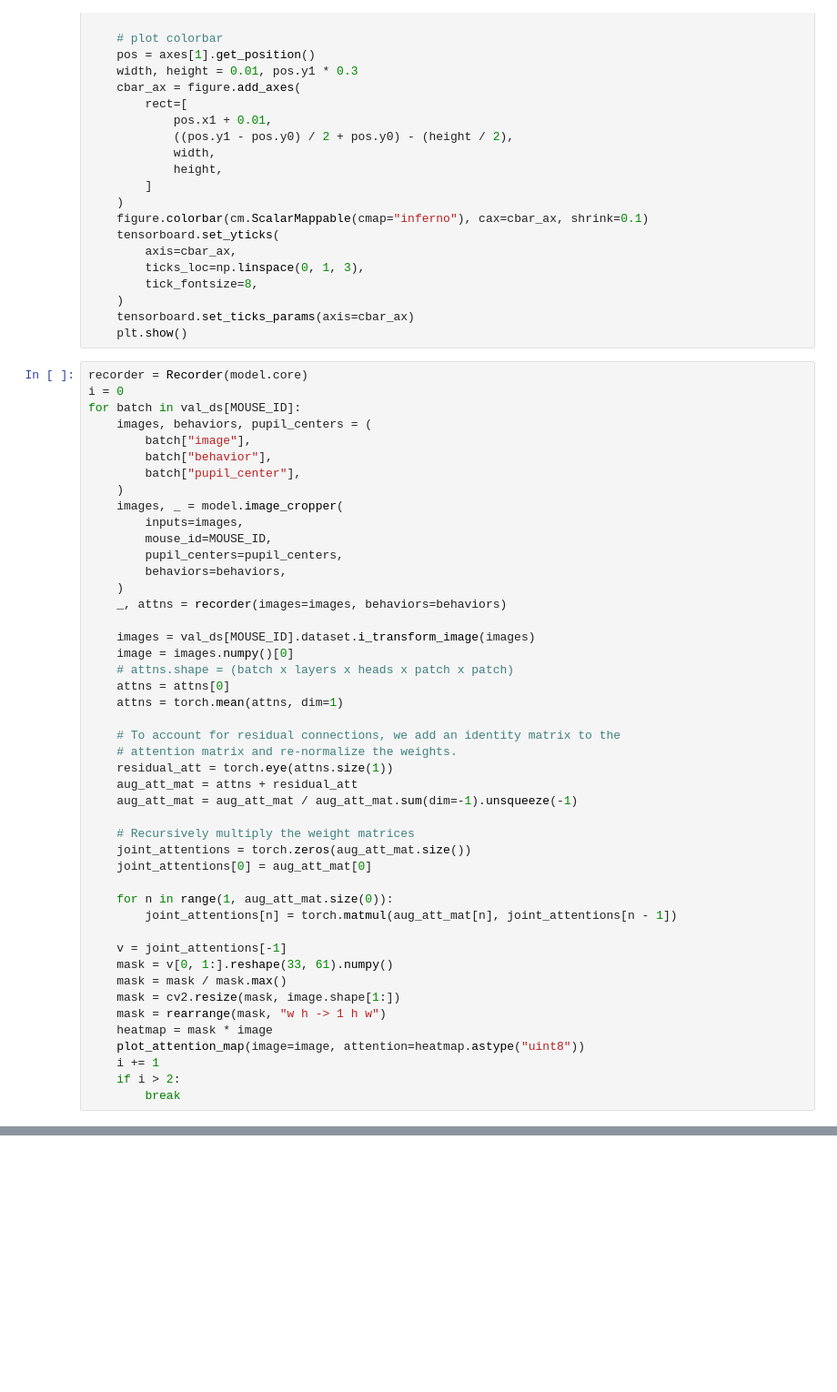
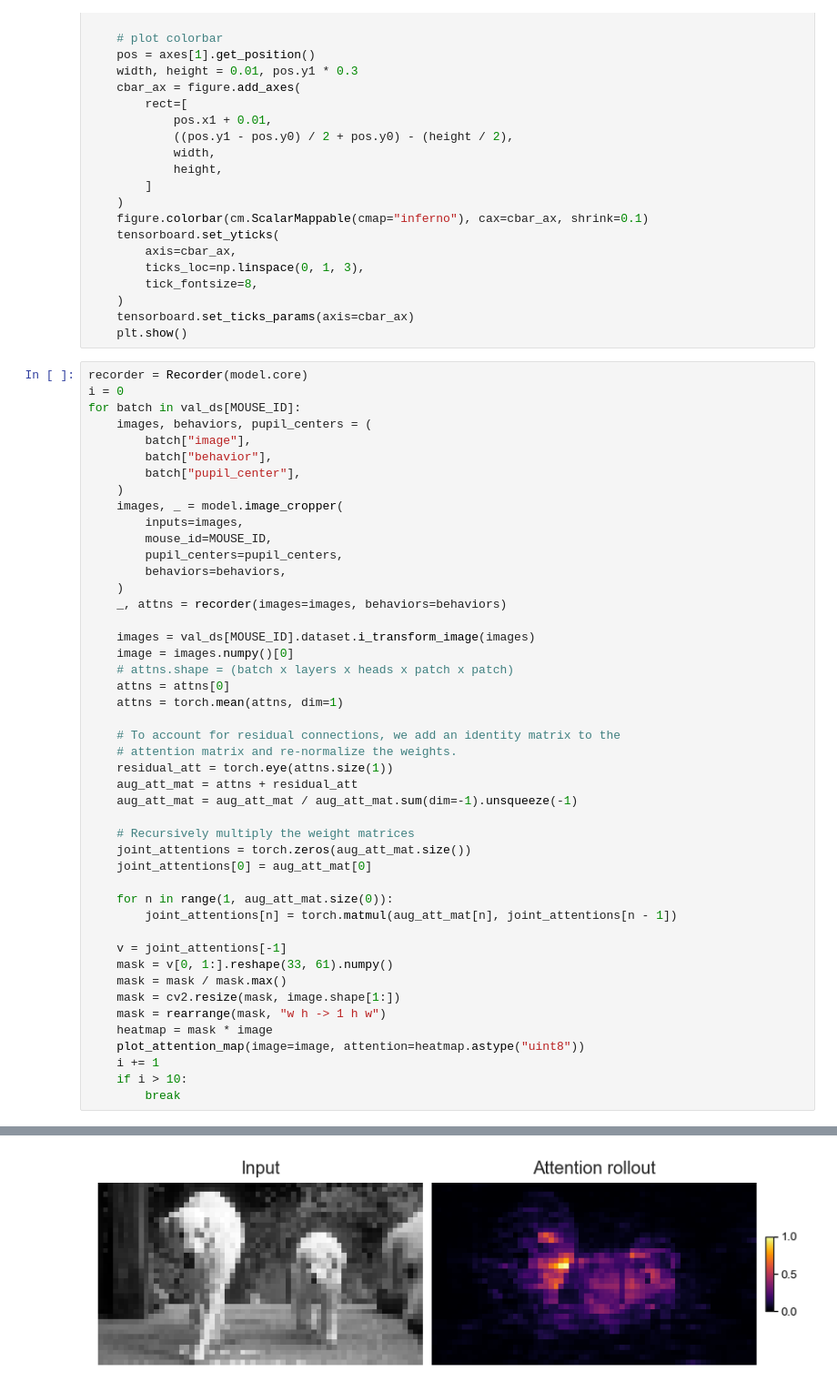
Before and after one commit to bryanlimy/V1T, a Jupyter notebook: misc/vit_visualization.ipynb, the cells around one changed output, grey strips where cells are left out. Shown: that part at 91% size. Drawn from its saved outputs; the diff is of its cells as text; blank space fills up the shorter version.

```diff
--- a/misc/vit_visualization.ipynb
+++ b/misc/vit_visualization.ipynb
@@ -161,31 +161,32 @@ for batch in val_ds[MOUSE_ID]:
     # attns.shape = (batch x layers x heads x patch x patch)
     attns = attns[0]
     attns = torch.mean(attns, dim=1)
 
     # To account for residual connections, we add an identity matrix to the
     # attention matrix and re-normalize the weights.
     residual_att = torch.eye(attns.size(1))
     aug_att_mat = attns + residual_att
     aug_att_mat = aug_att_mat / aug_att_mat.sum(dim=-1).unsqueeze(-1)
 
     # Recursively multiply the weight matrices
     joint_attentions = torch.zeros(aug_att_mat.size())
     joint_attentions[0] = aug_att_mat[0]
 
     for n in range(1, aug_att_mat.size(0)):
         joint_attentions[n] = torch.matmul(aug_att_mat[n], joint_attentions[n - 1])
 
     v = joint_attentions[-1]
     mask = v[0, 1:].reshape(33, 61).numpy()
     mask = mask / mask.max()
     mask = cv2.resize(mask, image.shape[1:])
     mask = rearrange(mask, "w h -> 1 h w")
     heatmap = mask * image
     plot_attention_map(image=image, attention=heatmap.astype("uint8"))
     i += 1
-    if i > 2:
+    if i > 10:
         break
 # %% [output]
 [figure]
 [figure]
 [figure]
+[figure, added]
```
Also changed, not shown: parts of 1 cell of this notebook, 1 other file.
